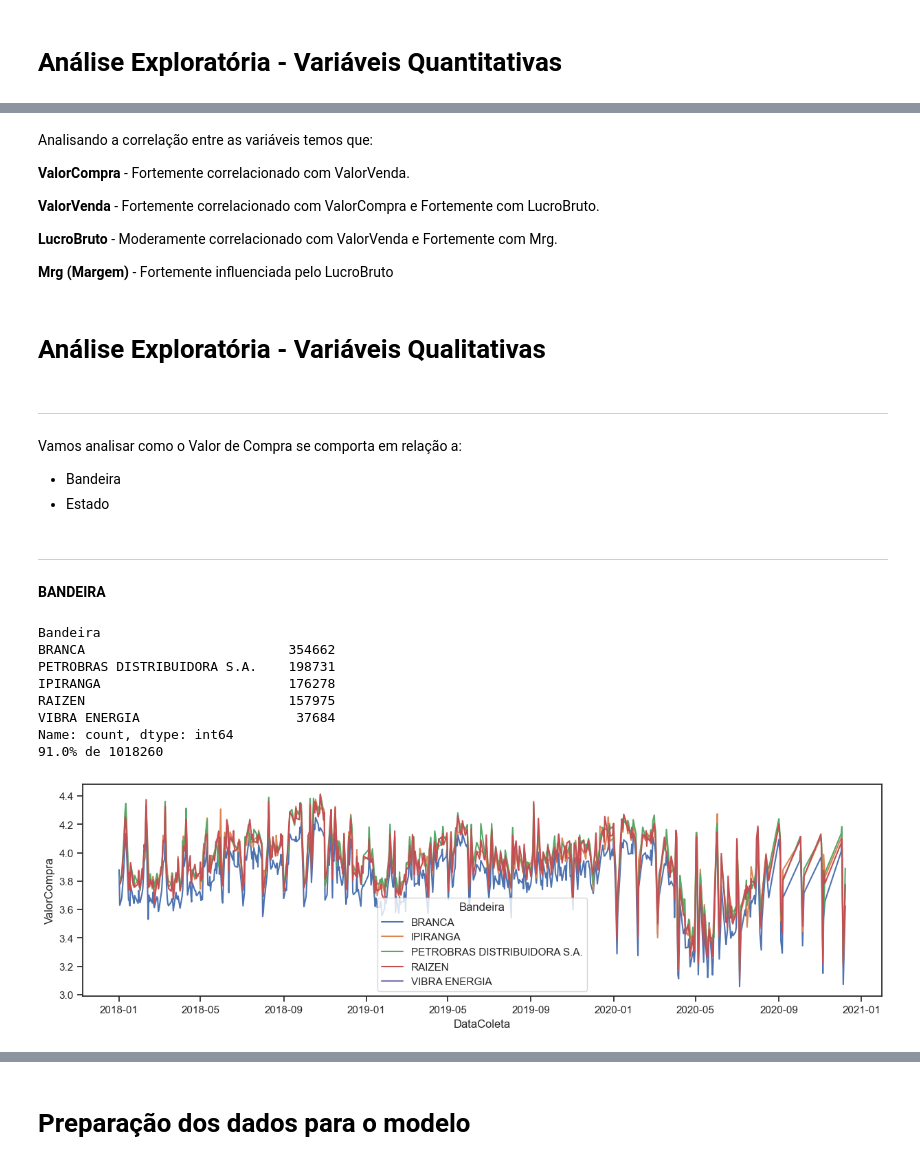
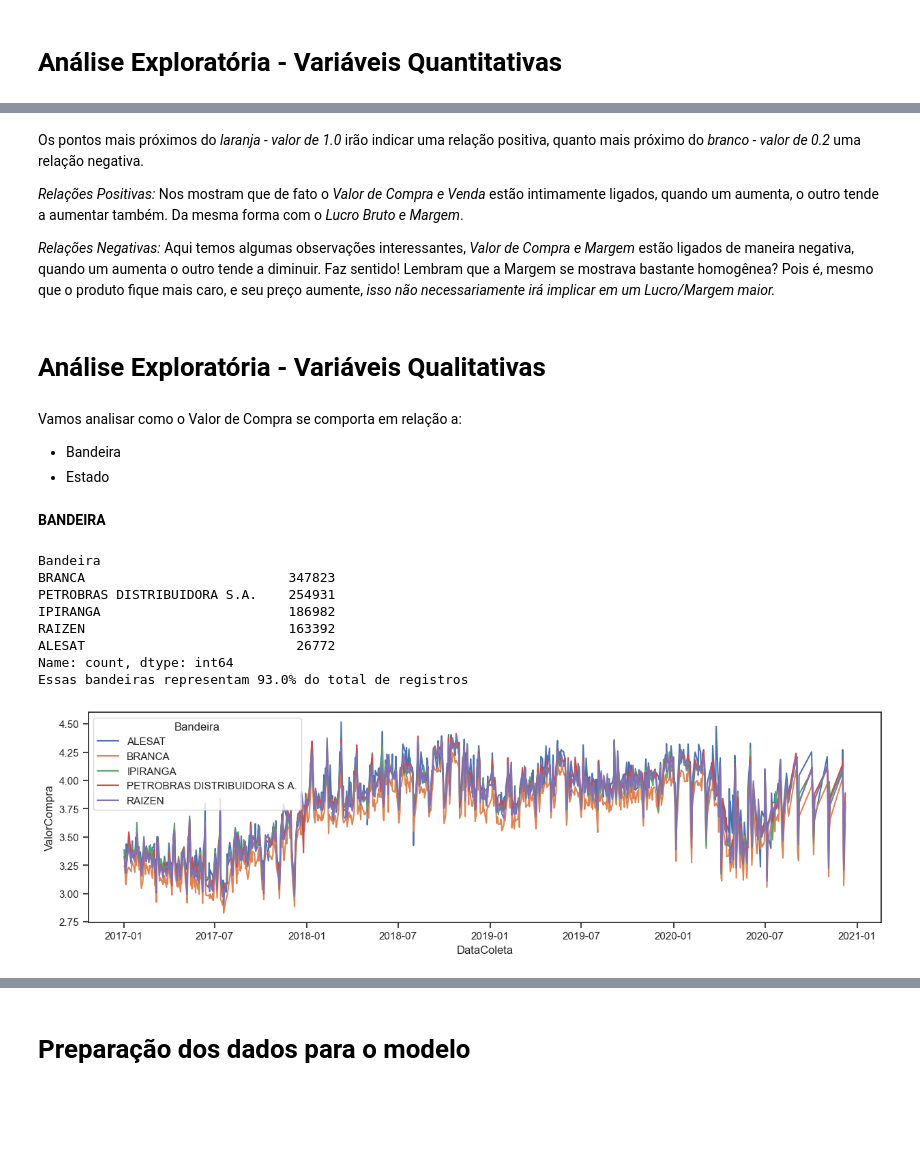
Before and after one commit to jorgecarvalhopi/Python_Analise-Precos-Combustiveis-2019, a Jupyter notebook: analise_gasolina.ipynb, the cells around one changed output, grey strips where cells are left out. Saved outputs shown, nothing was run; the diff lists cells and outputs as text; code cells hidden in the pictures; blank space fills up the shorter version.

```diff
--- a/analise_gasolina.ipynb
+++ b/analise_gasolina.ipynb
@@ -46,7 +38,7 @@ def read_data():
         df_temp = pd.read_csv(path + file, sep=';', parse_dates=True, encoding='latin-1', low_memory=False)
         df = pd.concat([df, df_temp])
 
-    df = df.drop(columns=['ï»¿Regiao - Sigla', 'Regiao - Sigla', 'Nome da Rua','Numero Rua','Complemento','Cep','Unidade de Medida'])
+    df = df.drop(columns=['ï»¿Regiao - Sigla', 'Nome da Rua','Numero Rua','Complemento','Cep','Unidade de Medida'])
     nomes_colunas = {
                     'Estado - Sigla':'EstadoSigla',
                     'Municipio':'Municipio',
@@ -135,13 +134,3 @@ dfb['ValorCompra'] = dfb['ValorCompra'].str.replace(',','.').astype(float)
 # %%
-#Colunas de Data.
-dfb['DataColeta'] = pd.to_datetime(dfb['DataColeta'],format='mixed')
-dfb['mes'] = dfb['DataColeta'].dt.month.astype(int)
-dfb['ano'] = dfb['DataColeta'].dt.year.astype(int)
-dfb['dia'] = dfb['DataColeta'].dt.day.astype(int)
-dfb['mes-ano'] = dfb['DataColeta'].dt.strftime('%Y-%m')
-
-#Coluna de Lucro Bruto.
-dfb['lucrobruto'] = dfb['ValorVenda'] - dfb['ValorCompra']
-
-#Coluna de Mrg.
-dfb['mrg'] = (dfb['ValorVenda']-dfb['ValorCompra'])/dfb['ValorVenda']
+float_converter(['ValorVenda','ValorCompra'], dfb)
+add_dates(['DataColeta'], dfb)
@@ -272,51 +247,52 @@ plt.show()
-# %% [markdown]
-Analisando a correlação entre as variáveis temos que:
-
-**ValorCompra** - Fortemente correlacionado com ValorVenda.
-
-**ValorVenda** - Fortemente correlacionado com ValorCompra e  Fortemente com LucroBruto.
-
-**LucroBruto** - Moderamente correlacionado com ValorVenda e Fortemente com Mrg.
-
-**Mrg (Margem)** - Fortemente influenciada pelo LucroBruto
+# %% [markdown]
+Os pontos mais próximos do *laranja - valor de 1.0* irão indicar uma relação positiva, quanto mais próximo do *branco - valor de 0.2* uma relação negativa.
+
+*Relações Positivas:*
+Nos mostram que de fato o *Valor de Compra e Venda* estão intimamente ligados, quando um aumenta, o outro tende a aumentar também. Da mesma forma com o *Lucro Bruto e Margem*.
+
+*Relações Negativas:*
+Aqui temos algumas observações interessantes, *Valor de Compra e Margem* estão ligados de maneira negativa, quando um aumenta o outro tende a diminuir. Faz sentido! Lembram que a Margem se mostrava bastante homogênea? Pois é, mesmo que o produto fique mais caro, e seu preço aumente, *isso não necessariamente irá implicar em um Lucro/Margem maior.*
 # %% [markdown]
 # Análise Exploratória - Variáveis Qualitativas
 # %% [markdown]
-***
 Vamos analisar como o Valor de Compra se comporta em relação a:
 - Bandeira
 - Estado
 # %% [markdown]
-***
 **BANDEIRA**
 # %%
-top5 = dfb[['Bandeira']].value_counts()
-top5 = top5.head(5)
-print(top5)
+#Selecionado bandeiras/distribuidoras com maior frequência na base
+top_band = dfb[['Bandeira']].value_counts()
+top_band = top_band.head(5)
+print(top_band)
+
+#Criando listas com elas, será útil para filtragem logo mais
+bandeiras = list(top_band.index)
+bandeiras_tratadas = []
+for i in bandeiras:
+    bandeiras_tratadas.append(i[0])
+
+#Verificando quanto % dos registros são contemplados por essas bandeiras
 total_count = len(dfb['Bandeira'])
-print(f'{round(top5.sum()/total_count,2)*100}% de {total_count}')
+print(f'Essas bandeiras representam {round(top_band.sum()/total_count,2)*100}% do total de registros')
+
+#Filtrando DataFrame por essas bandeiras
+dados_top_band = dfb.loc[dfb['Bandeira'].isin(bandeiras_tratadas)]
 # %% [output]
 Bandeira
-BRANCA                          354662
-PETROBRAS DISTRIBUIDORA S.A.    198731
-IPIRANGA                        176278
-RAIZEN                          157975
-VIBRA ENERGIA                    37684
+BRANCA                          347823
+PETROBRAS DISTRIBUIDORA S.A.    254931
+IPIRANGA                        186982
+RAIZEN                          163392
+ALESAT                           26772
 Name: count, dtype: int64
-91.0% de 1018260
+Essas bandeiras representam 93.0% do total de registros
 # %%
-#Criando listas com top5 bandeiras que mais apareceram na base
-bandeiras = list(top5.index)
-bandeiras_tratadas = []
-for i in bandeiras:
-    bandeiras_tratadas.append(i[0])
-
-data = dfb.loc[dfb['Bandeira'].isin(bandeiras_tratadas)]
-data = data.groupby(['DataColeta','Bandeira'])['ValorCompra'].mean()
+data = dados_top_band.groupby(['DataColeta','Bandeira'])['ValorCompra'].mean()
 data = data.reset_index()
 plt.figure(figsize=(15,4))
 sb.lineplot(data, x='DataColeta',y='ValorCompra',hue='Bandeira')
 plt.show()
 # %% [output]
-[figure, old version]
+[figure, new version]
 # %% [markdown]
```
Also changed, not shown: parts of 31 cells of this notebook.
